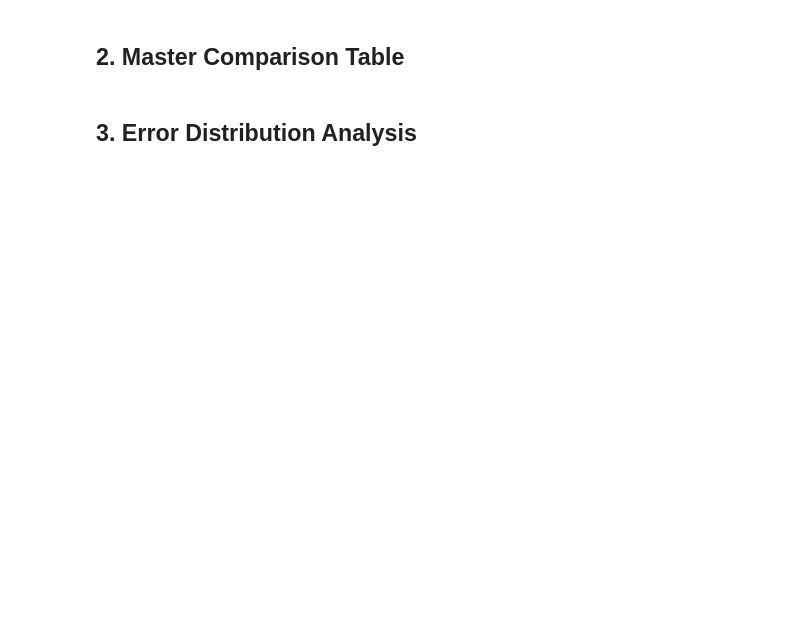
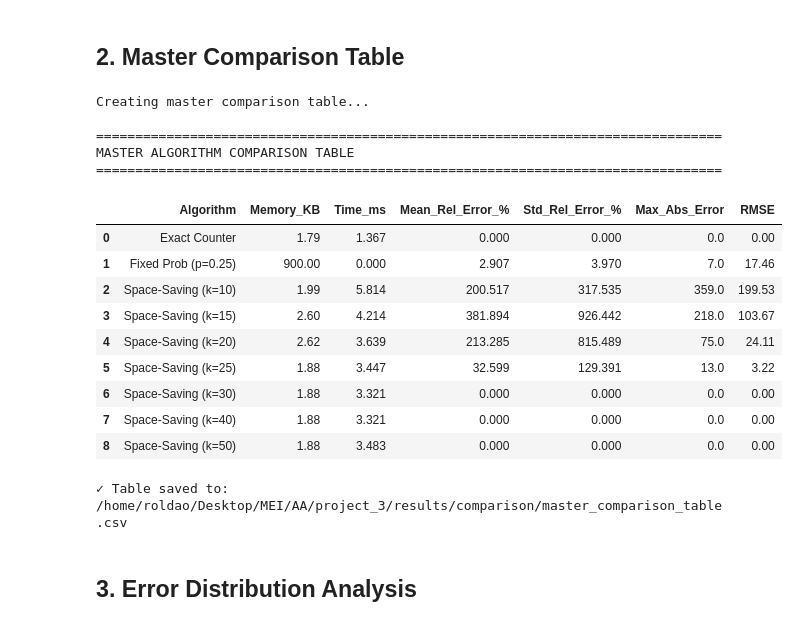
Before and after one commit to roldao04/AA, a Jupyter notebook: project_3/notebooks/05_comprehensive_comparison.ipynb, the cells around one changed output. Saved outputs shown, nothing was run; the diff lists cells and outputs as text; code cells hidden in the pictures; blank space fills up the shorter version.

```diff
--- a/project_3/notebooks/05_comprehensive_comparison.ipynb
+++ b/project_3/notebooks/05_comprehensive_comparison.ipynb
@@ -83,27 +105,36 @@ if 'statistics' in results['exact']:
 # %%
 # Create master comparison table
 print("Creating master comparison table...")
 master_table = comparison.create_master_comparison_table(results)
 
-# Display table
+# Display table directly in notebook
 print("\n" + "="*80)
 print("MASTER ALGORITHM COMPARISON TABLE")
 print("="*80)
 display(master_table)
 
 # Save to CSV
 output_dir = Path(RESULTS_COMPARISON_PATH)
 output_dir.mkdir(parents=True, exist_ok=True)
 master_table.to_csv(output_dir / 'master_comparison_table.csv', index=False)
 print(f"\n✓ Table saved to: {output_dir / 'master_comparison_table.csv'}")
-
-# Visualize table
-fig = visualization.plot_master_comparison_table(
-    master_table,
-    output_dir=FIGURES_COMPARISON_PATH,
-    filename='tier1_master_table.png'
-)
-plt.show()
+# %% [output]
+Creating master comparison table...
+
+================================================================================
+MASTER ALGORITHM COMPARISON TABLE
+================================================================================
+|  | Algorithm | Memory_KB | Time_ms | Mean_Rel_Error_% | Std_Rel_Error_% | Max_Abs_Error | RMSE |
+| 0 | Exact Counter | 1.79 | 1.367 | 0.000 | 0.000 | 0.0 | 0.00 |
+| 1 | Fixed Prob (p=0.25) | 900.00 | 0.000 | 2.907 | 3.970 | 7.0 | 17.46 |
+| 2 | Space-Saving (k=10) | 1.99 | 5.814 | 200.517 | 317.535 | 359.0 | 199.53 |
+| 3 | Space-Saving (k=15) | 2.60 | 4.214 | 381.894 | 926.442 | 218.0 | 103.67 |
+| 4 | Space-Saving (k=20) | 2.62 | 3.639 | 213.285 | 815.489 | 75.0 | 24.11 |
+| 5 | Space-Saving (k=25) | 1.88 | 3.447 | 32.599 | 129.391 | 13.0 | 3.22 |
+| 6 | Space-Saving (k=30) | 1.88 | 3.321 | 0.000 | 0.000 | 0.0 | 0.00 |
+| 7 | Space-Saving (k=40) | 1.88 | 3.321 | 0.000 | 0.000 | 0.0 | 0.00 |
+| 8 | Space-Saving (k=50) | 1.88 | 3.483 | 0.000 | 0.000 | 0.0 | 0.00 |
+✓ Table saved to: /home/roldao/Desktop/MEI/AA/project_3/results/comparison/master_comparison_table.csv
 # %% [markdown]
 ## 3. Error Distribution Analysis
 # %%
```
Also changed, not shown: parts of 13 cells of this notebook, 25 other files.
